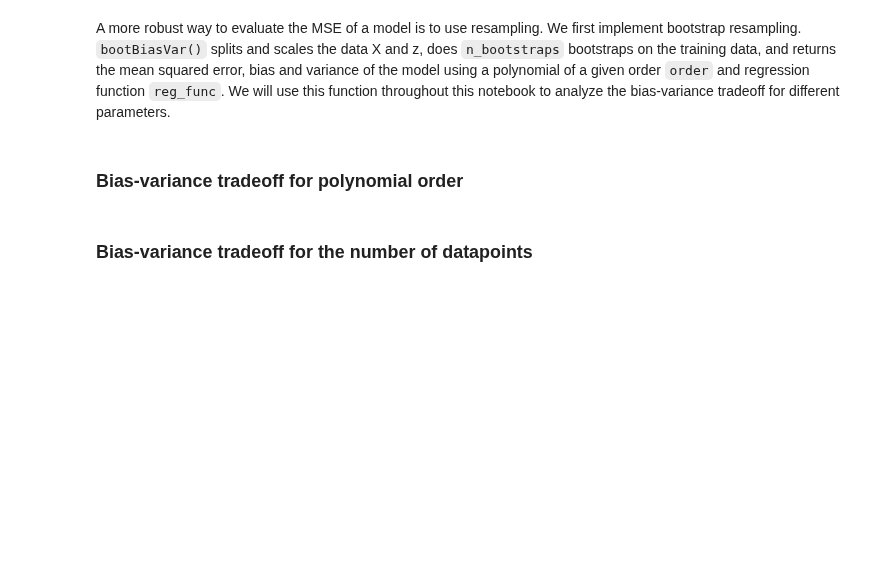
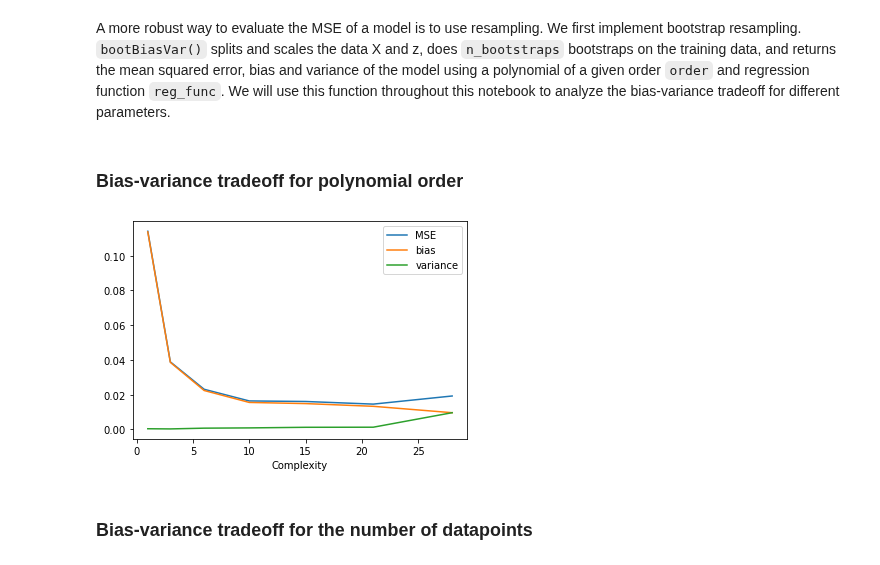
Before and after one commit to KarlHenrik/FYS-STK-Gruppe, a Jupyter notebook: Project1/Project1.ipynb, the cells around one changed output. Saved outputs shown, nothing was run; the diff lists cells and outputs as text; code cells hidden in the pictures; blank space fills up the shorter version.

```diff
--- a/Project1/Project1.ipynb
+++ b/Project1/Project1.ipynb
@@ -212,20 +236,23 @@ def bootBiasVar(n_boostraps, X, z, order, reg_func, lmda=0):
 # %%
 n_boostraps = 20
 max_order = 6
 p_arr = [pval(i) for i in range(max_order + 1)]
 
 mse_arr = np.zeros(len(p_arr))
 bias_arr = np.zeros(len(p_arr))
 var_arr = np.zeros(len(p_arr))
 for j in range(max_order+1):
     X, z = data(n, j)
     mse_arr[j], bias_arr[j], var_arr[j] = bootBiasVar(n_boostraps, X, z, j, OLS)
 
 plt.plot(p_arr, mse_arr, label='MSE')
 plt.plot(p_arr, bias_arr, label='bias')
 plt.plot(p_arr, var_arr, label='variance')
+plt.xlabel("Complexity")
 plt.legend()
 plt.show()
+# %% [output]
+[figure, added]
 # %% [markdown]
 ### Bias-variance tradeoff for the number of datapoints
 # %%
```
Also changed, not shown: parts of 19 cells of this notebook.
